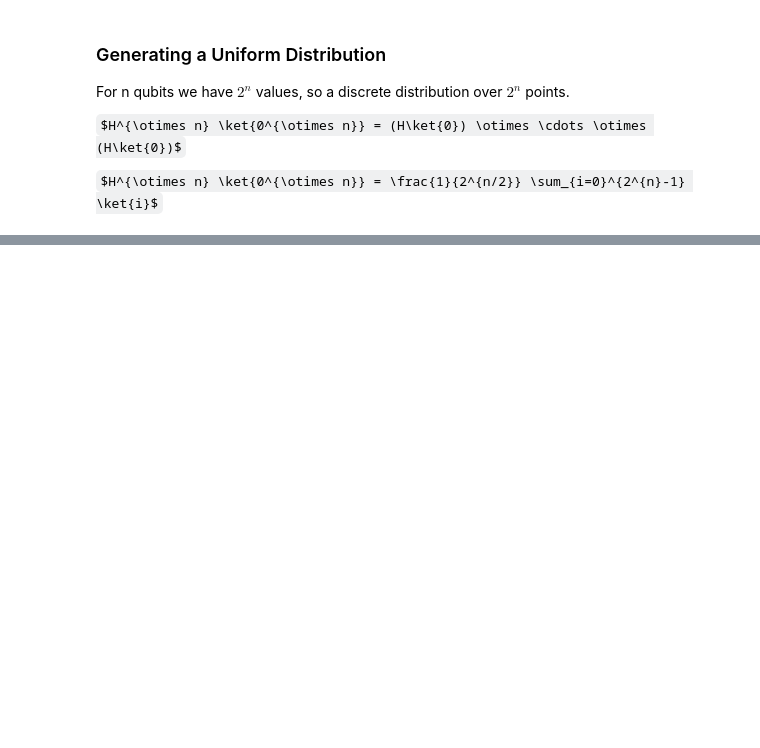
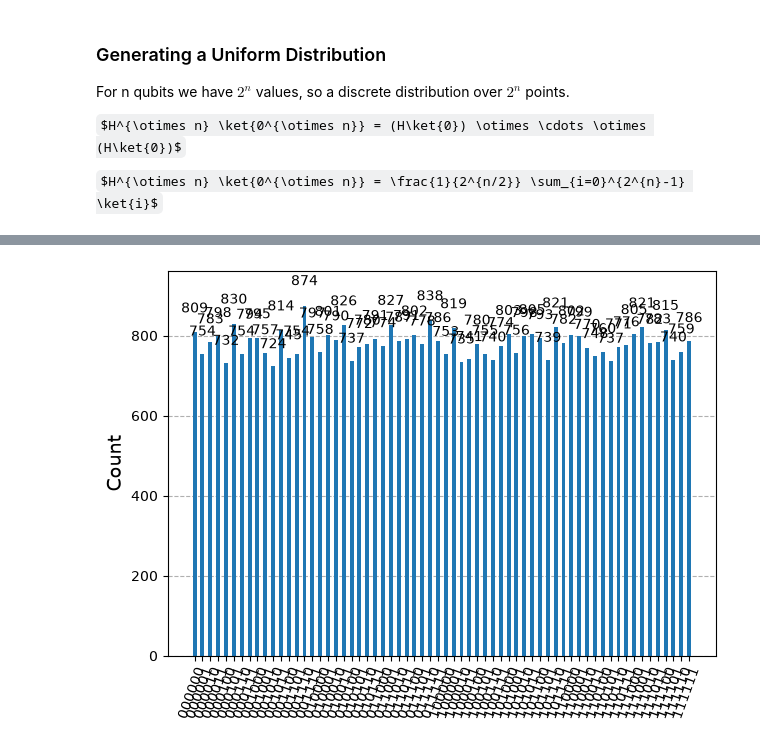
Before and after one commit to 01nietzsch/urop-quantum-kernel, a Jupyter notebook: Lectures/quantum_computing.ipynb, the cells around one changed output, grey strips where cells are left out. Saved outputs shown, nothing was run; the diff lists cells and outputs as text; code cells hidden in the pictures; some formulas as TeX source; blank space fills up the shorter version.

```diff
--- a/Lectures/quantum_computing.ipynb
+++ b/Lectures/quantum_computing.ipynb
@@ -24,0 +38,7 @@ plot_histogram(result.get_counts())
+# %%
+backend = AerSimulator()
+shots = 50000
+results = backend.run(transpile(qc, backend), shots=shots).result()
+plot_histogram(results.get_counts())
+# %% [output]
+[figure, added]
```
Also changed, not shown: parts of 4 cells of this notebook, 1 other file.
